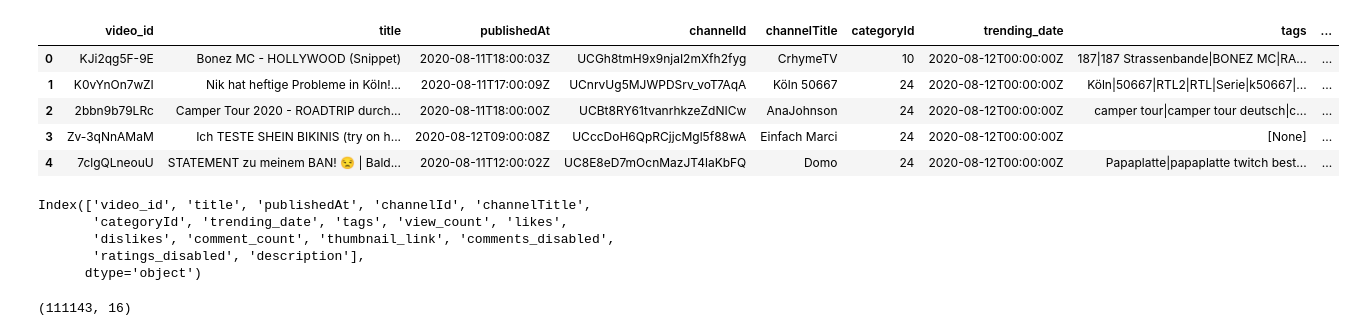
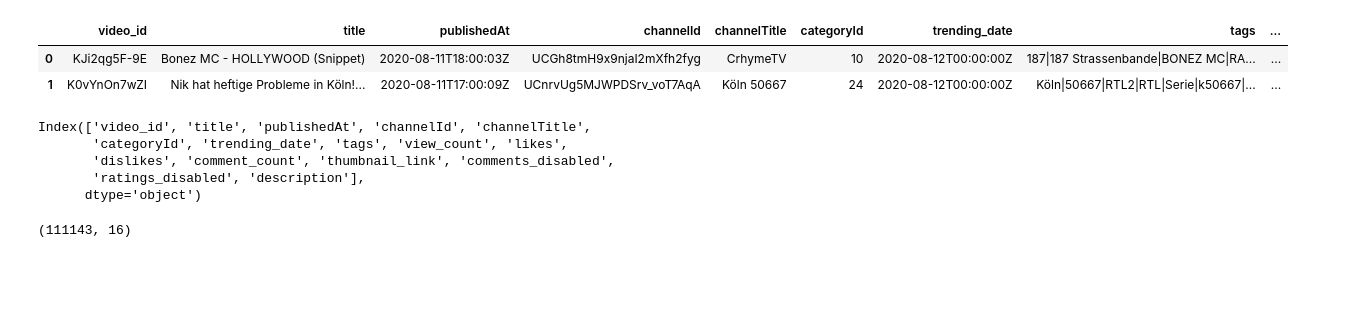
Before and after one commit to VictorGafton/Portofolio, a Jupyter notebook: GE_Youtube_EDA.ipynb, the cells around one changed output. Saved outputs shown, nothing was run; the diff lists cells and outputs as text; code cells hidden in the pictures; blank space fills up the shorter version.

```diff
--- a/GE_Youtube_EDA.ipynb
+++ b/GE_Youtube_EDA.ipynb
@@ -9,15 +9,12 @@ pd.options.display.float_format = "{:,.2f}".format
 # Set style for plots
 plt.style.use('fivethirtyeight')
 # %%
-df = pd.read_csv(r"C:\Users\gafto\Downloads\DE_youtube_trending_data.csv")
-df.head()
+df = pd.read_csv(r"E:\Git\Portofolio\Data\DE_youtube_trending_data.csv")
+df.head(2)
 # %% [output]
 |  | video_id | title | publishedAt | channelId | channelTitle | categoryId | trending_date | tags | ... |
 | 0 | KJi2qg5F-9E | Bonez MC - HOLLYWOOD (Snippet) | 2020-08-11T18:00:03Z | UCGh8tmH9x9njaI2mXfh2fyg | CrhymeTV | 10 | 2020-08-12T00:00:00Z | 187|187 Strassenbande|BONEZ MC|RA... | ... |
 | 1 | K0vYnOn7wZI | Nik hat heftige Probleme in Köln!... | 2020-08-11T17:00:09Z | UCnrvUg5MJWPDSrv_voT7AqA | Köln 50667 | 24 | 2020-08-12T00:00:00Z | Köln|50667|RTL2|RTL|Serie|k50667|... | ... |
-| 2 | 2bbn9b79LRc | Camper Tour 2020 - ROADTRIP durch... | 2020-08-11T18:00:00Z | UCBt8RY61tvanrhkzeZdNICw | AnaJohnson | 24 | 2020-08-12T00:00:00Z | camper tour|camper tour deutsch|c... | ... |
-| 3 | Zv-3qNnAMaM | Ich TESTE SHEIN BIKINIS (try on h... | 2020-08-12T09:00:08Z | UCccDoH6QpRCjjcMgl5f88wA | Einfach Marci | 24 | 2020-08-12T00:00:00Z | [None] | ... |
-| 4 | 7clgQLneouU | STATEMENT zu meinem BAN! 😒 | Bald... | 2020-08-11T12:00:02Z | UC8E8eD7mOcnMazJT4laKbFQ | Domo | 24 | 2020-08-12T00:00:00Z | Papaplatte|papaplatte twitch best... | ... |
 # %%
 df.columns
 # %% [output]
```
Also changed, not shown: parts of 2 cells of this notebook.
